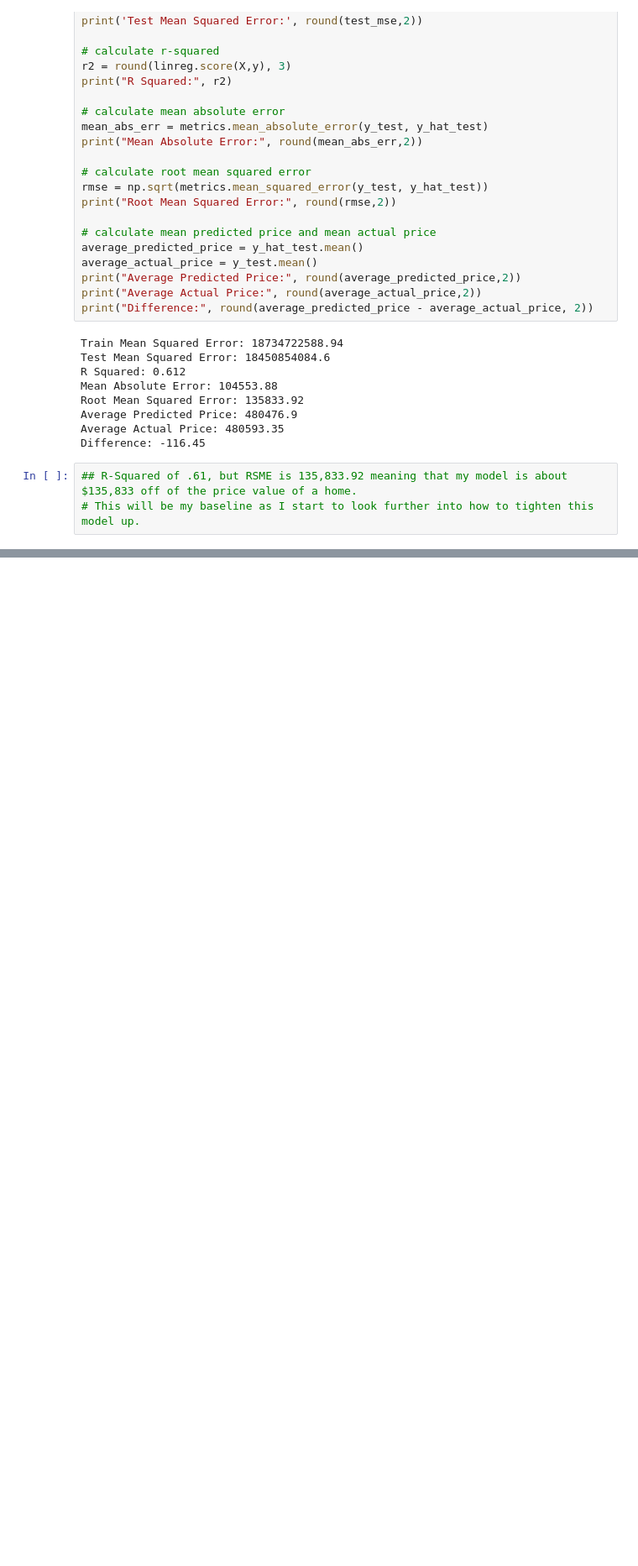
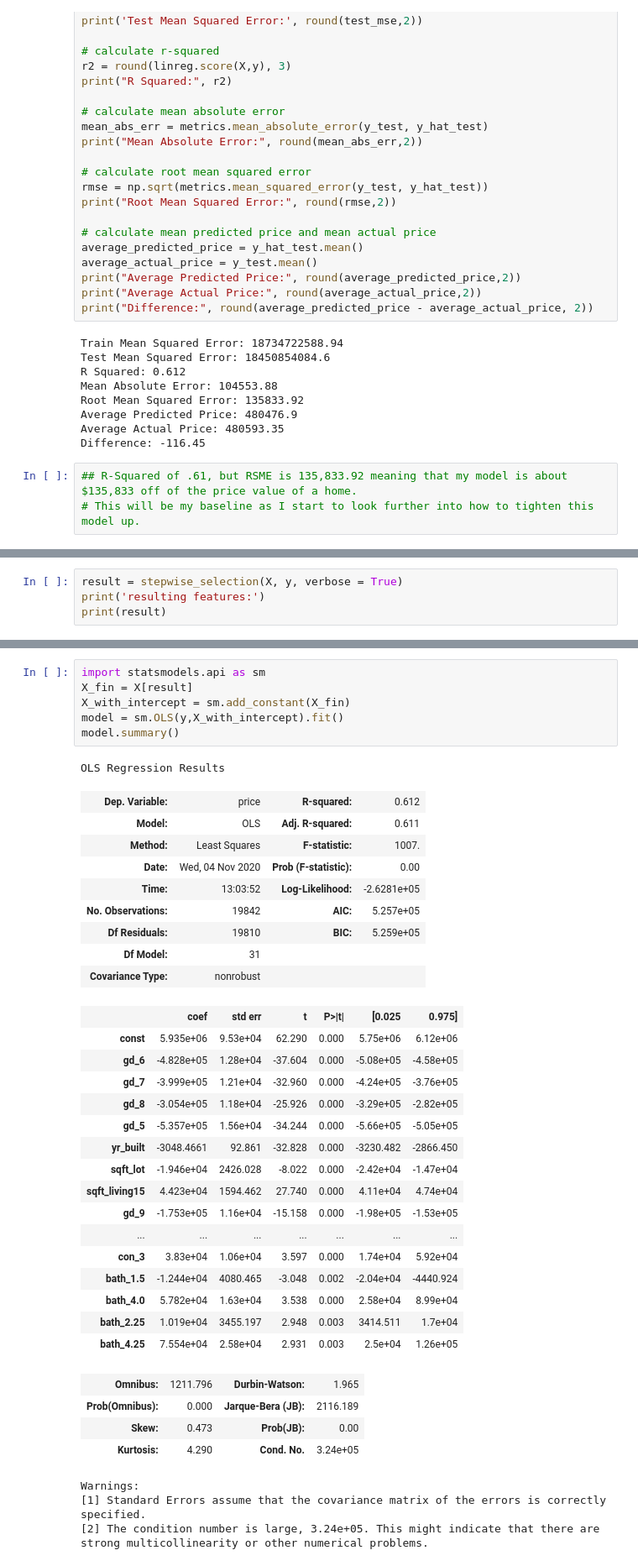
Before and after one commit to psuero1/house-sales-project, a Jupyter notebook: Iterative_Modeling.ipynb, the cells around one changed output, grey strips where cells are left out. Shown at 84% size. Saved outputs shown, nothing was run; the diff lists cells and outputs as text; blank space fills up the shorter version.

```diff
--- a/Iterative_Modeling.ipynb
+++ b/Iterative_Modeling.ipynb
@@ -95,0 +219,4 @@ Difference: -116.45
+# %%
+result = stepwise_selection(X, y, verbose = True)
+print('resulting features:')
+print(result)
@@ -95,0 +241,41 @@ Difference: -116.45
+# %%
+import statsmodels.api as sm
+X_fin = X[result]
+X_with_intercept = sm.add_constant(X_fin)
+model = sm.OLS(y,X_with_intercept).fit()
+model.summary()
+# %% [output]
+OLS Regression Results
+| Dep. Variable: | price | R-squared: | 0.612 |
+| Model: | OLS | Adj. R-squared: | 0.611 |
+| Method: | Least Squares | F-statistic: | 1007. |
+| Date: | Wed, 04 Nov 2020 | Prob (F-statistic): | 0.00 |
+| Time: | 13:03:52 | Log-Likelihood: | -2.6281e+05 |
+| No. Observations: | 19842 | AIC: | 5.257e+05 |
+| Df Residuals: | 19810 | BIC: | 5.259e+05 |
+| Df Model: | 31 |  |  |
+| Covariance Type: | nonrobust |  |  |
+|  | coef | std err | t | P>|t| | [0.025 | 0.975] |
+| const | 5.935e+06 | 9.53e+04 | 62.290 | 0.000 | 5.75e+06 | 6.12e+06 |
+| gd_6 | -4.828e+05 | 1.28e+04 | -37.604 | 0.000 | -5.08e+05 | -4.58e+05 |
+| gd_7 | -3.999e+05 | 1.21e+04 | -32.960 | 0.000 | -4.24e+05 | -3.76e+05 |
+| gd_8 | -3.054e+05 | 1.18e+04 | -25.926 | 0.000 | -3.29e+05 | -2.82e+05 |
+| gd_5 | -5.357e+05 | 1.56e+04 | -34.244 | 0.000 | -5.66e+05 | -5.05e+05 |
+| yr_built | -3048.4661 | 92.861 | -32.828 | 0.000 | -3230.482 | -2866.450 |
+| sqft_lot | -1.946e+04 | 2426.028 | -8.022 | 0.000 | -2.42e+04 | -1.47e+04 |
+| sqft_living15 | 4.423e+04 | 1594.462 | 27.740 | 0.000 | 4.11e+04 | 4.74e+04 |
+| gd_9 | -1.753e+05 | 1.16e+04 | -15.158 | 0.000 | -1.98e+05 | -1.53e+05 |
+| ... | ... | ... | ... | ... | ... | ... |
+| con_3 | 3.83e+04 | 1.06e+04 | 3.597 | 0.000 | 1.74e+04 | 5.92e+04 |
+| bath_1.5 | -1.244e+04 | 4080.465 | -3.048 | 0.002 | -2.04e+04 | -4440.924 |
+| bath_4.0 | 5.782e+04 | 1.63e+04 | 3.538 | 0.000 | 2.58e+04 | 8.99e+04 |
+| bath_2.25 | 1.019e+04 | 3455.197 | 2.948 | 0.003 | 3414.511 | 1.7e+04 |
+| bath_4.25 | 7.554e+04 | 2.58e+04 | 2.931 | 0.003 | 2.5e+04 | 1.26e+05 |
+| Omnibus: | 1211.796 | Durbin-Watson: | 1.965 |
+| Prob(Omnibus): | 0.000 | Jarque-Bera (JB): | 2116.189 |
+| Skew: | 0.473 | Prob(JB): | 0.00 |
+| Kurtosis: | 4.290 | Cond. No. | 3.24e+05 |
+Warnings:
+[1] Standard Errors assume that the covariance matrix of the errors is correctly specified.
+[2] The condition number is large, 3.24e+05. This might indicate that there are
+strong multicollinearity or other numerical problems.
```
Also changed, not shown: parts of 18 cells of this notebook.
